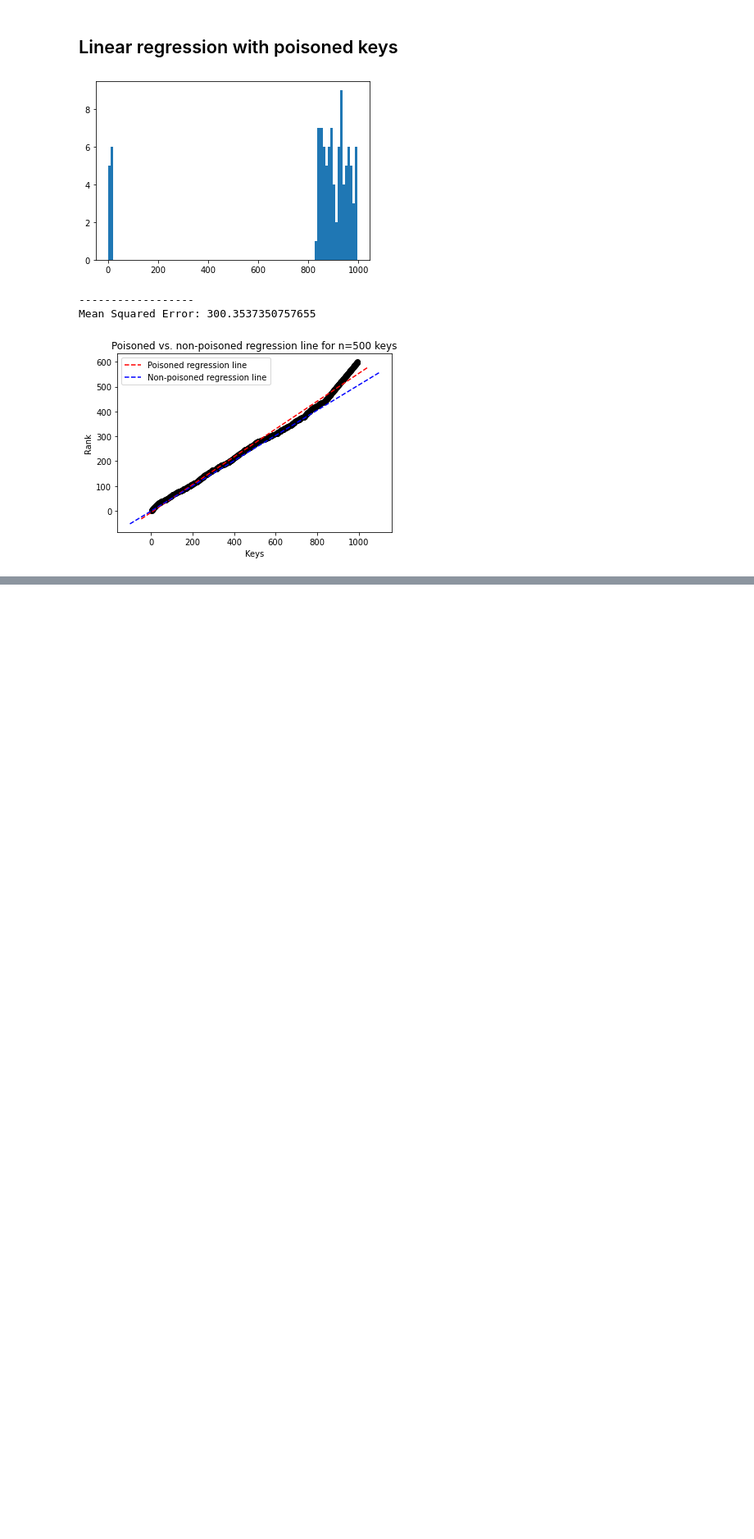
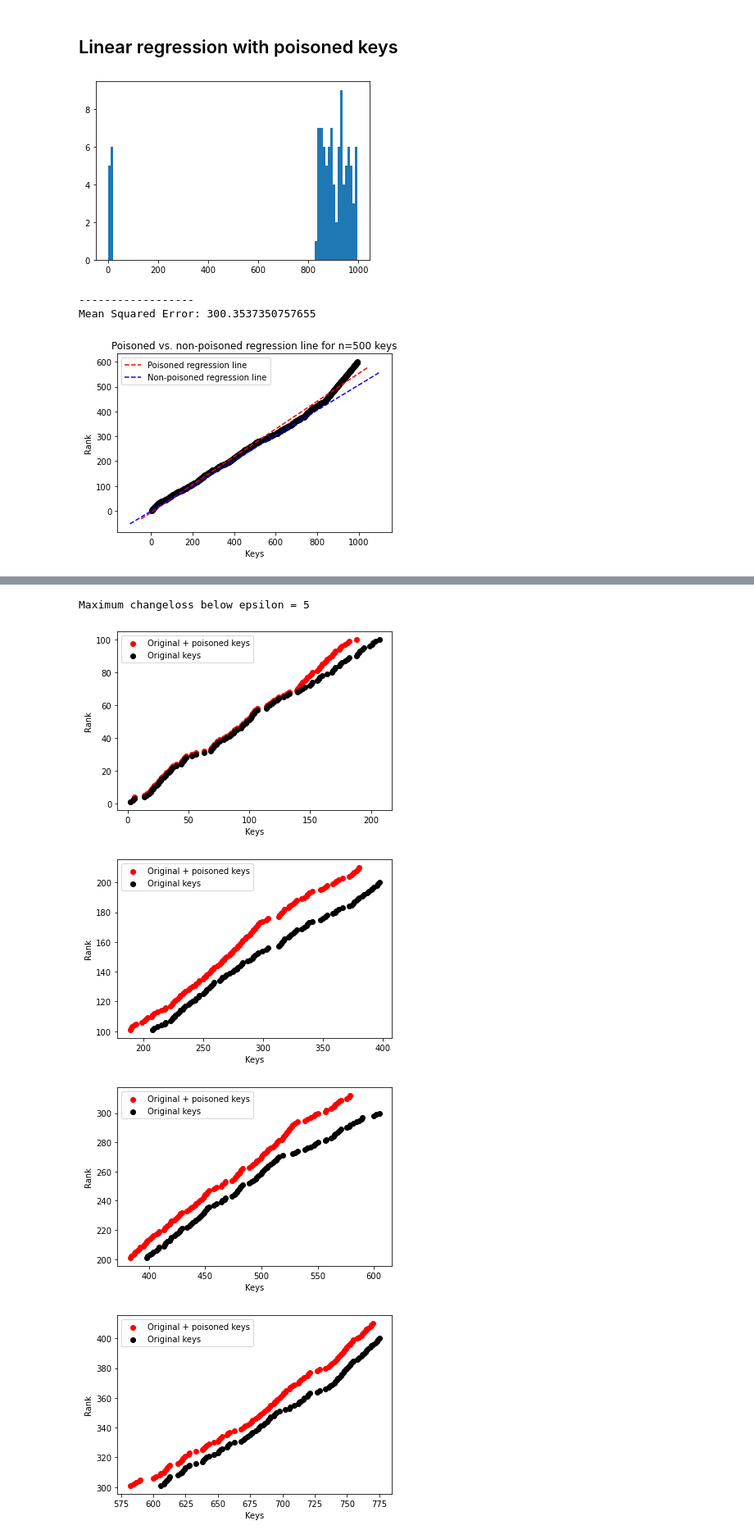
Before and after one commit to Bachfischer/adversarial-ml-for-learned-indexes, a Jupyter notebook: src/greedy_poisoning_regression_cdf.ipynb, the cells around one changed output, grey strips where cells are left out. Shown at 82% size. Saved outputs shown, nothing was run; the diff lists cells and outputs as text; code cells hidden in the pictures; blank space fills up the shorter version.

Commit message:
add evaluation of different model sizes

```diff
--- a/src/greedy_poisoning_regression_cdf.ipynb
+++ b/src/greedy_poisoning_regression_cdf.ipynb
@@ -651,0 +331,28 @@ Maximum changeloss below epsilon = 5
+# %%
+from numpy import unravel_index
+
+# smoothing constant alpha = {2, 3}
+alpha = 1
+
+# overall poisoning percentage
+phi = 0.1
+
+# number of second-stage models
+N = 5
+
+# key set size
+n = df[0].shape[0]
+
+# max. number of poisoning keys per model
+t = (alpha*phi*n) / N
+
+# initial size of keysets prior to poisoning
+initial_size = n/N
+
+epsilon = 5
+
+
+df=pd.read_csv('../data/random_500.csv', sep=',',header=None)
+
+X = np.array(df[0]).reshape(-1, 1)
+y = np.array(df[1])
@@ -651,0 +488,14 @@ Maximum changeloss below epsilon = 5
+# %%
+def update_changeloss(keyset_per_model, poisoning_keys_per_model, L_RMI, N):
+
+    # Initialize changeloss
+    changeloss = np.zeros(shape = (N, N))
+
+
+    # Store effect of exchange i -> i+1 in changeloss
+    changeloss = compute_move_forward(keyset_per_model, poisoning_keys_per_model, changeloss, L_RMI)
+
+    # Store the effect of exchange i <- i+1 in Changeloss
+    changeloss = compute_move_backward(keyset_per_model, poisoning_keys_per_model, changeloss, L_RMI)
+
+    return changeloss
@@ -651,0 +633,8 @@ Maximum changeloss below epsilon = 5
+# %%
+greedy_poisoning_regression_rmi(p=0.2, X, y, N=5, visualize = True)
+# %% [output]
+Maximum changeloss below epsilon = 5
+[figure, added]
+[figure, added]
+[figure, added]
+[figure, added]
```
Also changed, not shown: parts of 14 cells of this notebook.
